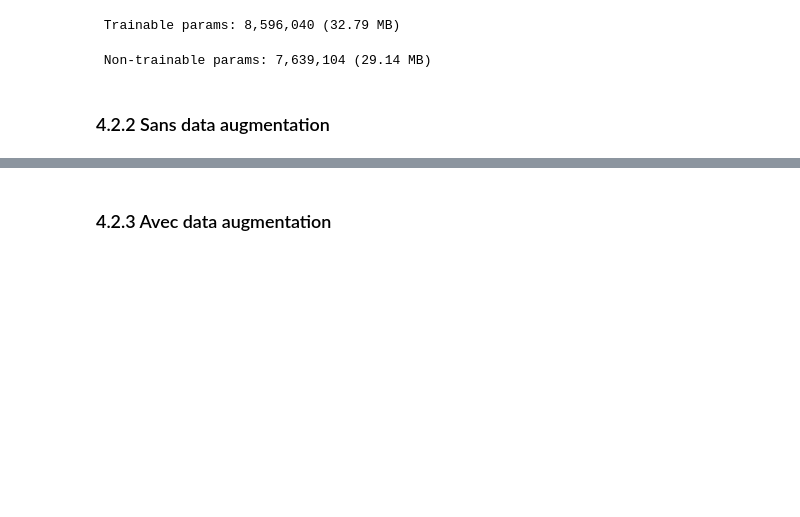
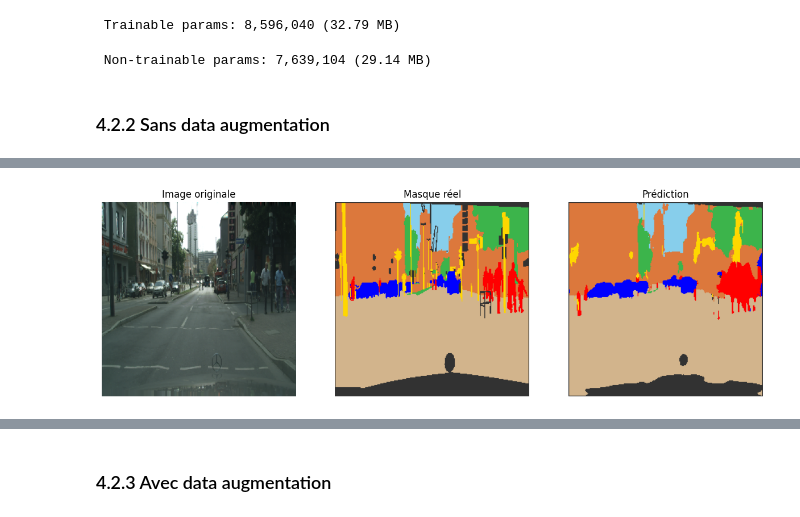
Before and after one commit to flo-tho/Projet8, a Jupyter notebook: notebook_test_modeles.ipynb, the cells around one changed output, grey strips where cells are left out. Cells and saved outputs as stored; diff of their text form; code cells hidden in the pictures; blank space fills up the shorter version.

```diff
--- a/notebook_test_modeles.ipynb
+++ b/notebook_test_modeles.ipynb
@@ -1563,0 +1713,7 @@ visualisation_img_test (model, batch_index, img_nb)
+# %%
+# Sélection d'une image test pour visualitation
+batch_index = 6
+img_nb = 27
+
+visualisation_img_test (model, batch_index, img_nb)
+# %% [output]
@@ -1563,0 +1721 @@ visualisation_img_test (model, batch_index, img_nb)
+[figure, added]
```
Also changed, not shown: parts of 54 cells of this notebook.
